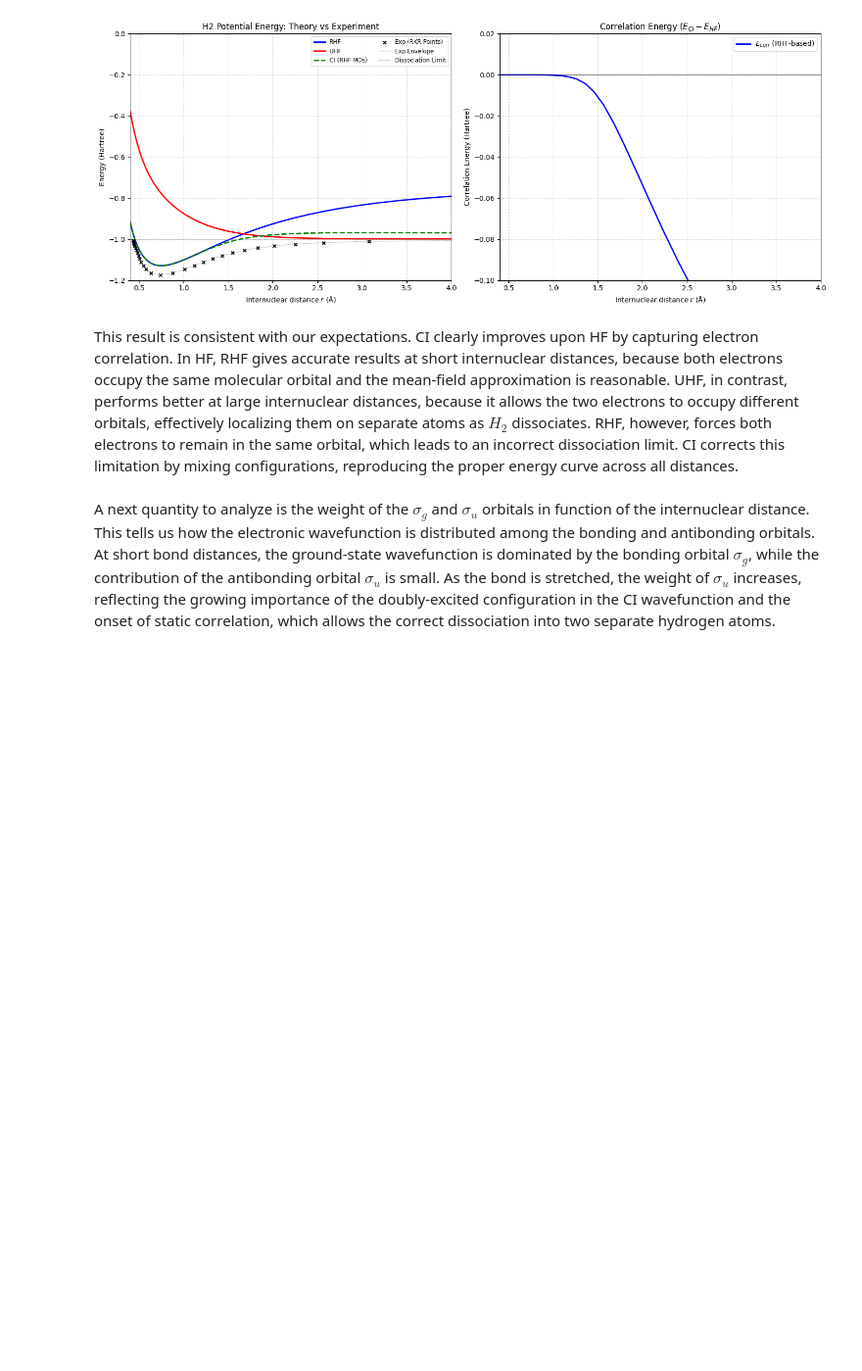
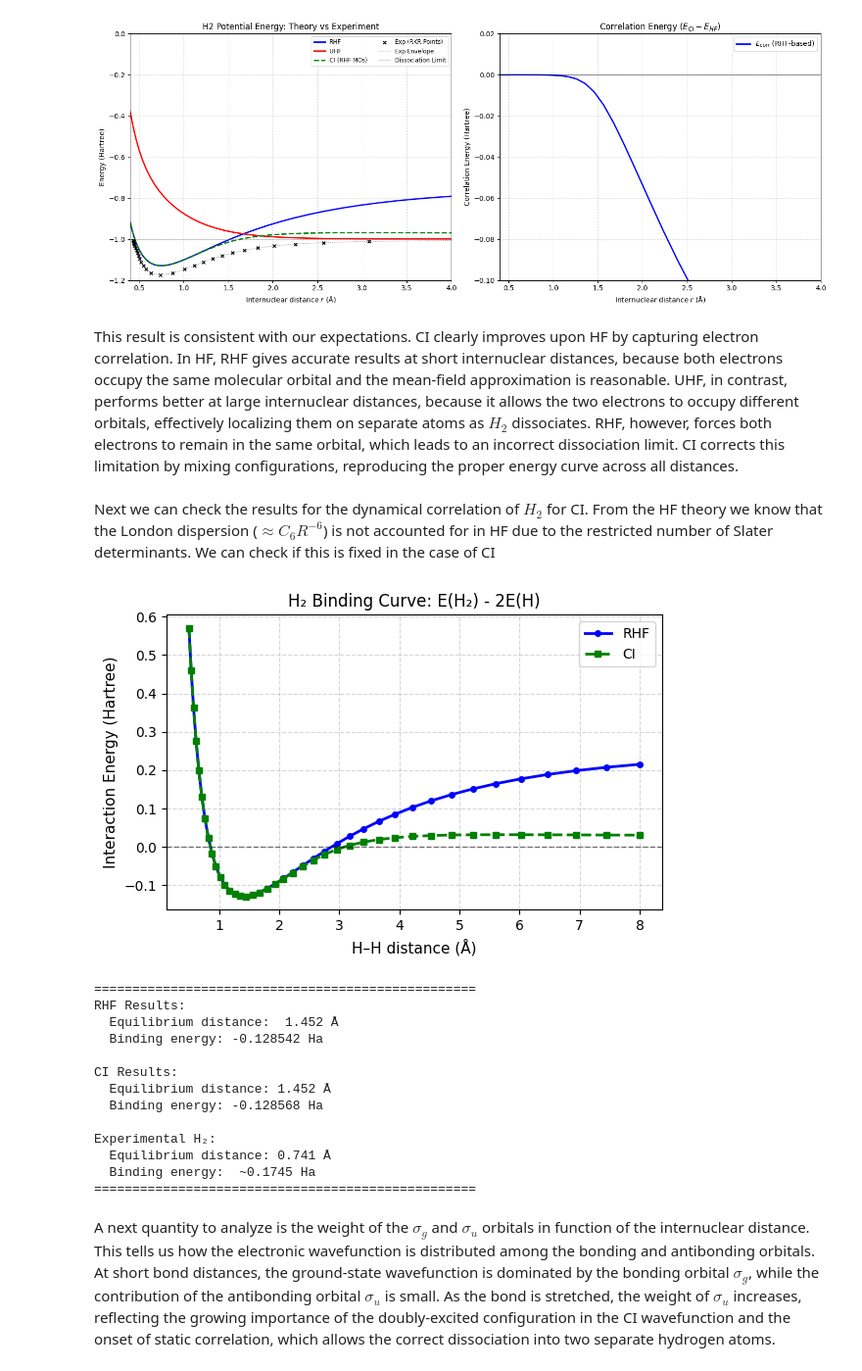
Before and after one commit to gvansan/Computational-Physics-Project-Exam-2026, a Jupyter notebook: Compu_examen.ipynb, the cells around one changed output. Shown at 98% size. Saved outputs shown, nothing was run; the diff lists cells and outputs as text; code cells hidden in the pictures; blank space fills up the shorter version.

```diff
--- a/Compu_examen.ipynb
+++ b/Compu_examen.ipynb
@@ -394,6 +396,66 @@ result = compute_and_plot_correlation_energy(dists, datas)
 [figure]
 # %% [markdown]
 This result is consistent with our expectations. CI clearly improves upon HF by capturing electron correlation. In HF, RHF gives accurate results at short internuclear distances, because both electrons occupy the same molecular orbital and the mean-field approximation is reasonable. UHF, in contrast, performs better at large internuclear distances, because it allows the two electrons to occupy different orbitals, effectively localizing them on separate atoms as $H_2$ dissociates. RHF, however, forces both electrons to remain in the same orbital, which leads to an incorrect dissociation limit. CI corrects this limitation by mixing configurations, reproducing the proper energy curve across all distances.
+# %% [markdown]
+Next we can check the results for the dynamical correlation of $H_2$ for CI. From the HF theory we know that the London dispersion ($\approx C_6R^{-6}$) is not accounted for in HF due to the restricted number of Slater determinants. We can check if this is fixed in the case of CI
+# %%
+# Calculate interaction energies (binding curves)
+# E(H) is the dissociation limit:  take the energy at largest R as approximation
+E_H_rhf = result["E_rhf"][-1] #/ 2  # RHF: E(2H) at infinite separation divided by 2
+E_H_ci = result["E_ci_rhf"][-1] #/ 2    # CI: E(2H) at infinite separation divided by 2
+E_H = -0.5 #in Hartree
+
+# Interaction energies
+ΔE_rhf = result["E_rhf"] - 2*E_H
+ΔE_ci = result["E_ci_rhf"] - 2*E_H
+
+# --- Plot interaction energies ---
+plt.figure(figsize=(6, 4))
+
+plt.plot(dists, ΔE_rhf, label="RHF", lw=2, marker='o', markersize=4, color="blue")
+plt.plot(dists, ΔE_ci, label="CI", lw=2, marker='s', markersize=4, color="green", ls='--')
+plt.axhline(0, color='black', ls='--', lw=1, alpha=0.5)
+plt.xlabel("H–H distance (Å)", fontsize=11)
+plt.ylabel("Interaction Energy (Hartree)", fontsize=11)
+plt.title("H₂ Binding Curve: E(H₂) - 2E(H)", fontsize=12)
+plt.legend()
+plt.grid(True, ls="--", alpha=0.5)
+plt.tight_layout()
+plt.savefig("Images/h2_interaction_energy.pdf", dpi=200)
+plt.show()
+
+# --- Print binding energies and equilibrium distances ---
+idx_min_rhf = np.argmin(ΔE_rhf)
+idx_min_ci = np. argmin(ΔE_ci)
+
+print("\n" + "="*50)
+print("RHF Results:")
+print(f"  Equilibrium distance:  {dists[idx_min_rhf]:.3f} Å")
+print(f"  Binding energy: {ΔE_rhf[idx_min_rhf]:.6f} Ha")
+
+print("\nCI Results:")
+print(f"  Equilibrium distance: {dists[idx_min_ci]:.3f} Å")
+print(f"  Binding energy: {ΔE_ci[idx_min_ci]:.6f} Ha")
+
+print("\nExperimental H₂:")
+print(f"  Equilibrium distance: 0.741 Å")
+print(f"  Binding energy:  ~0.1745 Ha")
+print("="*50)
+# %% [output]
+[figure, added]
+==================================================
+RHF Results:
+  Equilibrium distance:  1.452 Å
+  Binding energy: -0.128542 Ha
+
+CI Results:
+  Equilibrium distance: 1.452 Å
+  Binding energy: -0.128568 Ha
+
+Experimental H₂:
+  Equilibrium distance: 0.741 Å
+  Binding energy:  ~0.1745 Ha
+==================================================
 # %% [markdown]
 A next quantity to analyze is the weight of the $\sigma_g$ and $\sigma_u$ orbitals in function of the internuclear distance. This tells us how the electronic wavefunction is distributed among the bonding and antibonding orbitals. At short bond distances, the ground-state wavefunction is dominated by the bonding orbital $\sigma_g$, while the contribution of the antibonding orbital $\sigma_u$ is small. As the bond is stretched, the weight of $\sigma_u$ increases, reflecting the growing importance of the doubly-excited configuration in the CI wavefunction and the onset of static correlation, which allows the correct dissociation into two separate hydrogen atoms.
 # %%
```
Also changed, not shown: parts of 5 cells of this notebook, 9 other files.
